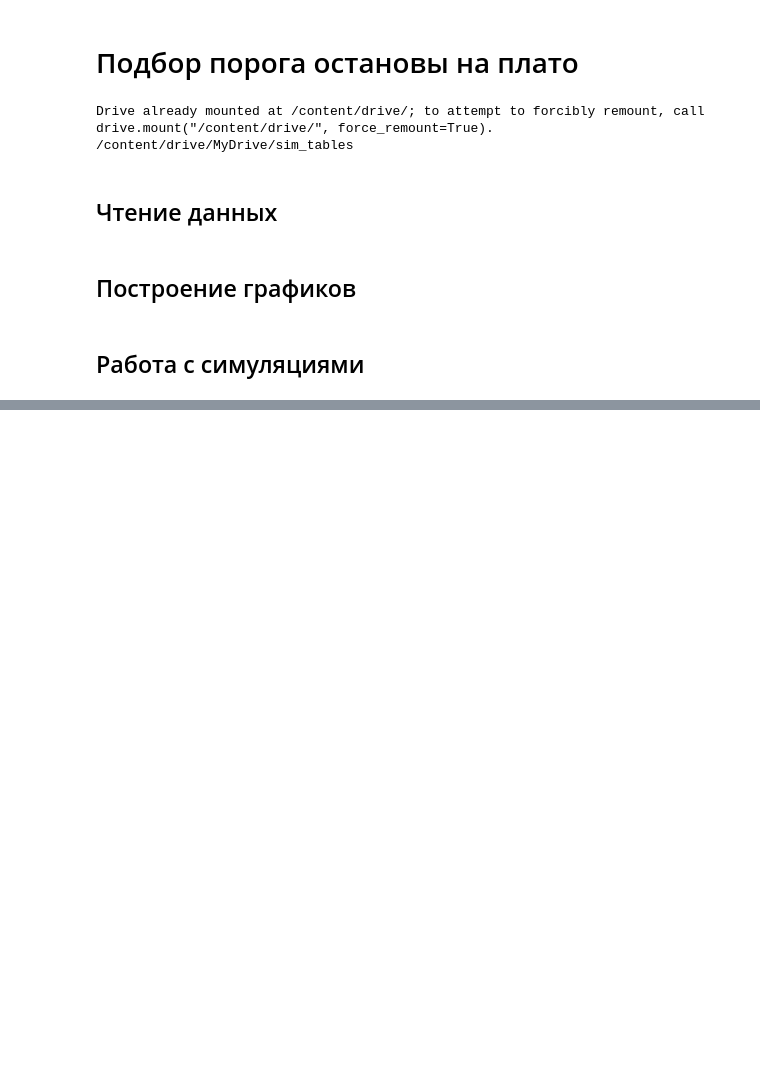
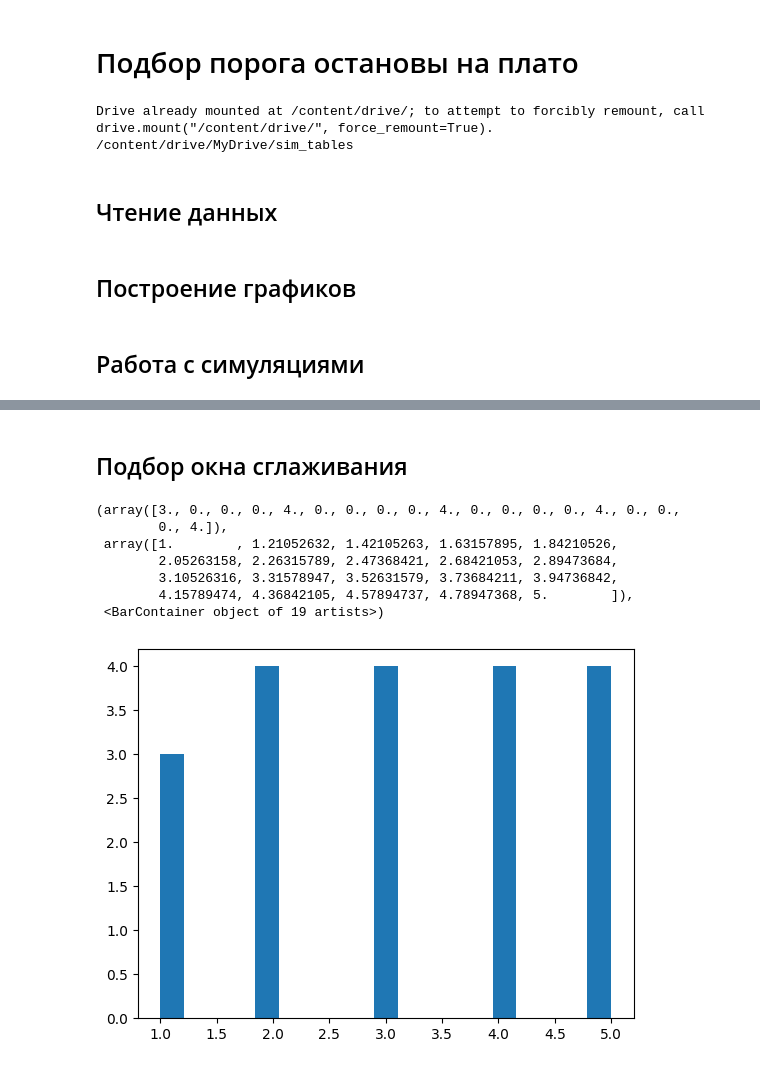
Before and after one commit to sokanaid/CourseProject2022BiologicalMath, a Jupyter notebook: find_plateau_threshold.ipynb, the cells around one changed output, grey strips where cells are left out. Drawn from its saved outputs; the diff is of its cells as text; code cells hidden in the pictures; blank space fills up the shorter version.

```diff
--- a/find_plateau_threshold.ipynb
+++ b/find_plateau_threshold.ipynb
@@ -128,0 +158,16 @@ print_all_in_one_frame([data_ for data_ in data if not data_["params"]['auto_sto
+# %% [markdown]
+## Подбор окна сглаживания
+# %%
+datax = [1, 2, 3, 4, 5, 5, 4, 3, 2, 1, 2, 3, 4, 5, 5, 4, 3, 2, 1]
+
+# Строим гистограмму на основе массива данных
+plt.hist(datax, bins=len(datax))
+# %% [output]
+(array([3., 0., 0., 0., 4., 0., 0., 0., 0., 4., 0., 0., 0., 0., 4., 0., 0.,
+        0., 4.]),
+ array([1.        , 1.21052632, 1.42105263, 1.63157895, 1.84210526,
+        2.05263158, 2.26315789, 2.47368421, 2.68421053, 2.89473684,
+        3.10526316, 3.31578947, 3.52631579, 3.73684211, 3.94736842,
+        4.15789474, 4.36842105, 4.57894737, 4.78947368, 5.        ]),
+ <BarContainer object of 19 artists>)
+[figure, added]
```
Also changed, not shown: parts of 9 cells of this notebook.
